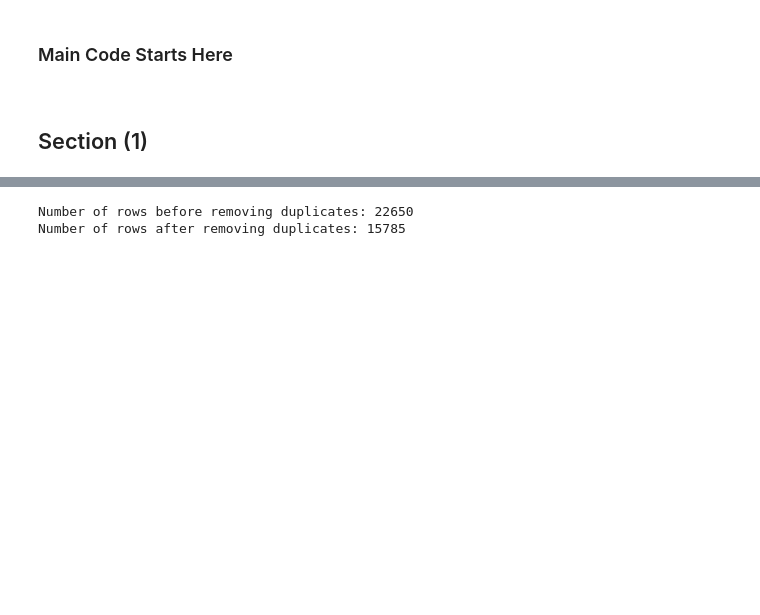
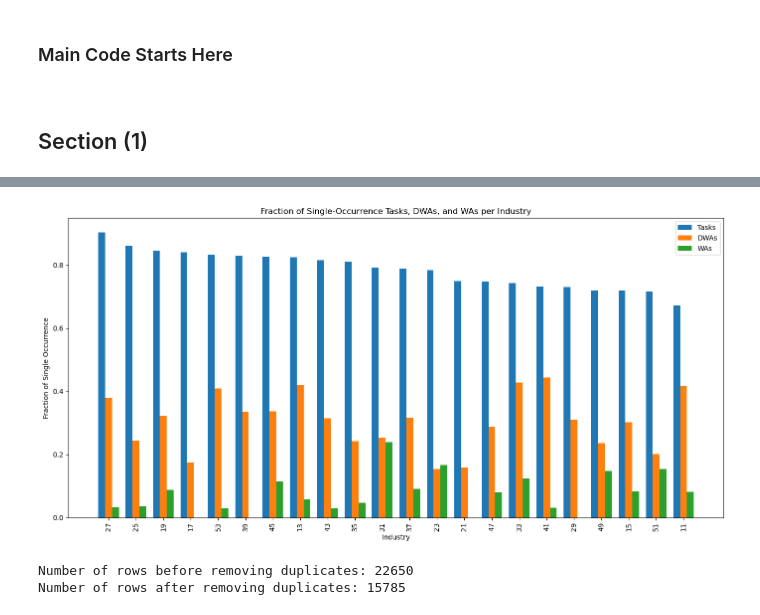
Before and after one commit to johnjosephhorton/rubin, a Jupyter notebook: agentic_ai/onet_task_durations.ipynb, the cells around one changed output, grey strips where cells are left out. Saved outputs shown, nothing was run; the diff lists cells and outputs as text; code cells hidden in the pictures; blank space fills up the shorter version.

```diff
--- a/agentic_ai/onet_task_durations.ipynb
+++ b/agentic_ai/onet_task_durations.ipynb
@@ -50,10 +50,6 @@ onet = pd.read_csv(f'{input_data_path}/onet_occupations_yearly.csv')
 # keep 2023 entries only
 onet = onet[onet['year'] == 2023].reset_index(drop=True)
 
-# keep occupation, task, work activity, and detailed work activity columns
-onet = onet[['occ_code', 'occ_title', 'dwa_id', 'dwa_title']]
-onet = onet.sort_values(by=['occ_code', 'dwa_id']).reset_index(drop=True)
-
 # add industry column
 onet['ind'] = onet['occ_code'].apply(lambda x: x.split('-')[0] if '-' in x else x)
 
@@ -73,0 +58,10 @@ Number of unique occupations containing the word "Teachers": 50
+# %%
+# remove duplicates
+print(f"Number of rows before removing duplicates: {len(onet)}")
+onet = onet.drop_duplicates(subset=['year', 'ind', 'occ_code', 'task_id']).reset_index(drop=True)
+print(f"Number of rows after removing duplicates: {len(onet)}")
+
+
+############################################################################################
+################## There's a lot of duplicates that you have to look into ##################
+############################################################################################
@@ -73,0 +146,68 @@ Number of unique occupations containing the word "Teachers": 50
+# %%
+# Function to calculate the fraction of elements appearing exactly once within each industry
+def single_occurrence_fraction(df, id_col):
+    counts = df.groupby(['ind', id_col]).size().reset_index(name='repetitions')
+    single_counts = counts[counts['repetitions'] == 1].groupby('ind').size()
+    total_counts = counts.groupby('ind').size()
+    fraction_single = (single_counts / total_counts).reset_index(name='fraction_single_occurrence').fillna(0)
+    return fraction_single
+
+# Calculate fractions for tasks, DWAs, and WAs
+task_single_frac = single_occurrence_fraction(onet, 'task_id')
+dwa_single_frac = single_occurrence_fraction(onet, 'dwa_id')
+wa_single_frac = single_occurrence_fraction(onet, 'wa_id')
+
+# Merge into one dataset
+single_occurrence_summary = task_single_frac.merge(
+    dwa_single_frac, on='ind', suffixes=('_task', '_dwa')
+).merge(
+    wa_single_frac.rename(columns={'fraction_single_occurrence':'fraction_single_occurrence_wa'}), on='ind'
+)
+
+
+# Function to extract repetitions and export to CSV
+def export_repetitions(df, id_col, title_col, filename):
+    repetitions_df = df.groupby(['ind', id_col, title_col]).size().reset_index(name='repetitions')
+    repetitions_df_filtered = repetitions_df[repetitions_df['repetitions'] > 1]
+    repetitions_df_filtered = repetitions_df_filtered.sort_values(by=['ind', 'repetitions', id_col], ascending=[True, False, True])
+    repetitions_df_filtered.to_csv(f'{output_data_path}/{filename}', index=False)
+
+# Export Tasks
+export_repetitions(onet, 'task_id', 'task', 'tasks_repetitions.csv')
+
+# Export DWAs
+export_repetitions(onet, 'dwa_id', 'dwa_title', 'dwas_repetitions.csv')
+
+# Export WAs
+export_repetitions(onet, 'wa_id', 'wa_name', 'was_repetitions.csv')
+
+
+
+
+# Plot
+# Sort industries by task fraction for clarity
+single_occurrence_summary_sorted = single_occurrence_summary.sort_values(by='fraction_single_occurrence_task', ascending=False)
+
+# Plotting
+fig, ax = plt.subplots(figsize=(14, 7))
+
+bar_width = 0.25
+indices = np.arange(len(single_occurrence_summary_sorted))
+
+# Bars for Tasks, DWAs, and WAs
+ax.bar(indices, single_occurrence_summary_sorted['fraction_single_occurrence_task'], bar_width, label='Tasks')
+ax.bar(indices + bar_width, single_occurrence_summary_sorted['fraction_single_occurrence_dwa'], bar_width, label='DWAs')
+ax.bar(indices + 2 * bar_width, single_occurrence_summary_sorted['fraction_single_occurrence_wa'], bar_width, label='WAs')
+
+# Labels and titles
+ax.set_xlabel('Industry')
+ax.set_ylabel('Fraction of Single Occurrence')
+ax.set_title('Fraction of Single-Occurrence Tasks, DWAs, and WAs per Industry')
+ax.set_xticks(indices + bar_width)
+ax.set_xticklabels(single_occurrence_summary_sorted['ind'], rotation=90)
+ax.legend()
+
+plt.tight_layout()
+plt.show()
+# %% [output]
+[figure, added]
```
Also changed, not shown: parts of 7 cells of this notebook.
